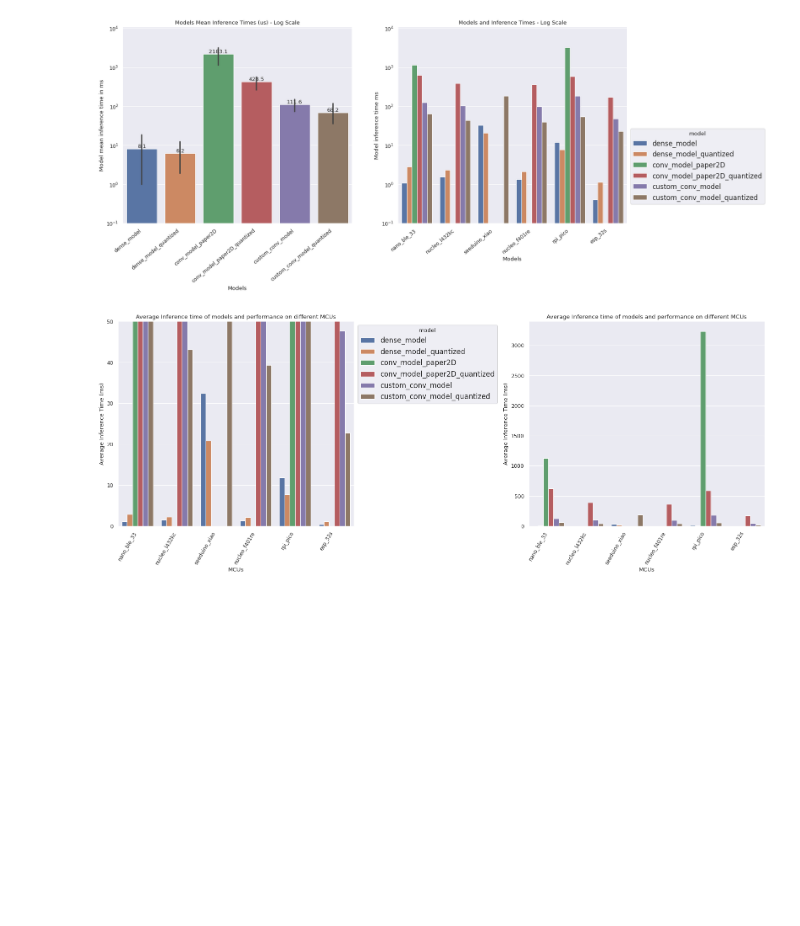
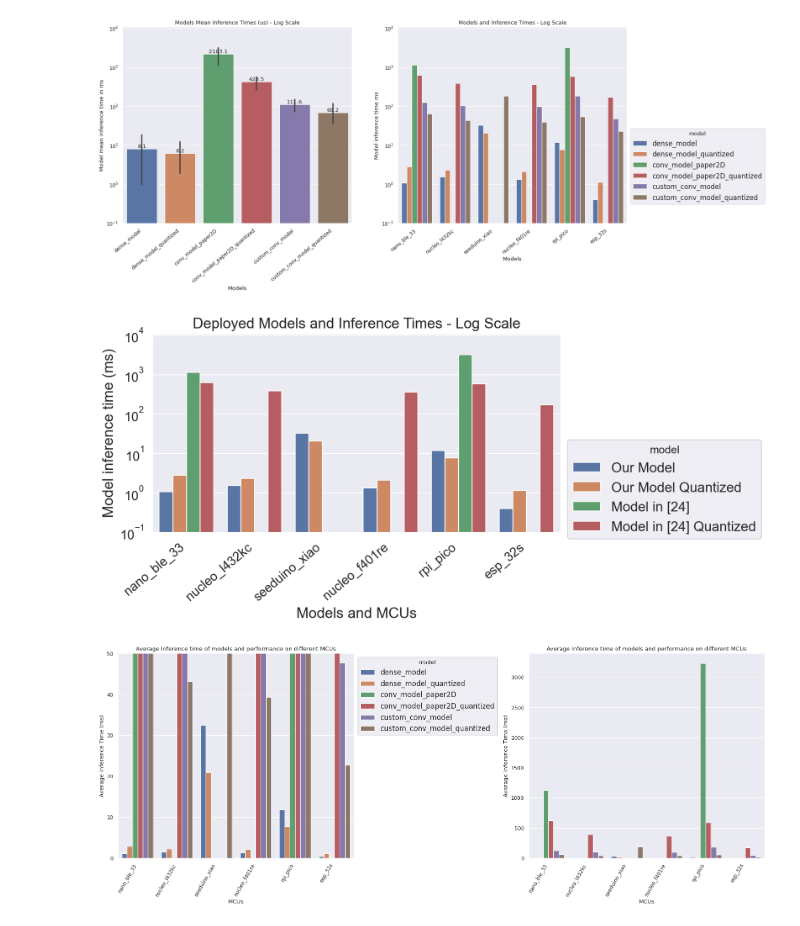
Before and after one commit to veysiadn/acustic-emission-models, a Jupyter notebook: plots.ipynb, the cells around one changed output. Cells and saved outputs as stored; diff of their text form; code cells hidden in the pictures; blank space fills up the shorter version.

```diff
--- a/plots.ipynb
+++ b/plots.ipynb
@@ -280,6 +279,31 @@ ax1[1].set_xticklabels(ax1[1].get_xticklabels(), rotation=40, horizontalalignmen
  Text(4, 0, 'rpi_pico'),
  Text(5, 0, 'esp_32s')]
 [figure]
+# %%
+sns.set(rc={"figure.dpi":160, 'savefig.dpi':160, "figure.figsize":(8, 4)})
+model_mcu_data = pd.read_csv("mcu-data-to-plot-2.csv",header=[0])
+cols = model_mcu_data.columns
+model_mcu_data[cols] = model_mcu_data[cols].replace({'0':np.nan, 0:np.nan})
+
+fig, ax1 = plt.subplots()
+###================================================================================================
+g = sns.barplot(x="mcu", y=model_mcu_data.avg_inference_time_us/1000, hue='model',data=model_mcu_data, ax=ax1)
+ax1.set_title('Deployed Models and Inference Times - Log Scale', fontsize=16)
+ax1.set_ylabel('Model inference time (ms)', fontsize=16)
+ax1.set_xlabel('Models and MCUs',fontsize=16)
+ax1.set_yscale('log')
+ax1.set_ylim(0.1, 11000)
+sns.move_legend(ax1, "best", bbox_to_anchor=(1, 0.5),fontsize='15')
+ax1.set_xticklabels(ax1.get_xticklabels(), rotation=40, horizontalalignment='right', fontsize=14)
+ax1.tick_params(axis='y', which='major', labelsize=14)
+# for c in ax1.containers:
+#     labels = [f'{(v.get_height()):.1f}' for v in c]
+#     ax1.bar_label(c, labels=labels, label_type='edge')
+###================================================================================================
+## 'best', 'upper right', 'upper left',
+## 'lower left', 'lower right', 'right', 'center left', 'center right', 'lower center', 'upper center', 'center'
+# %% [output]
+[figure, added]
 # %%
 
 fig, ax1 = plt.subplots(1,2)
```
Also changed, not shown: parts of 2 cells of this notebook, 2 other files.
